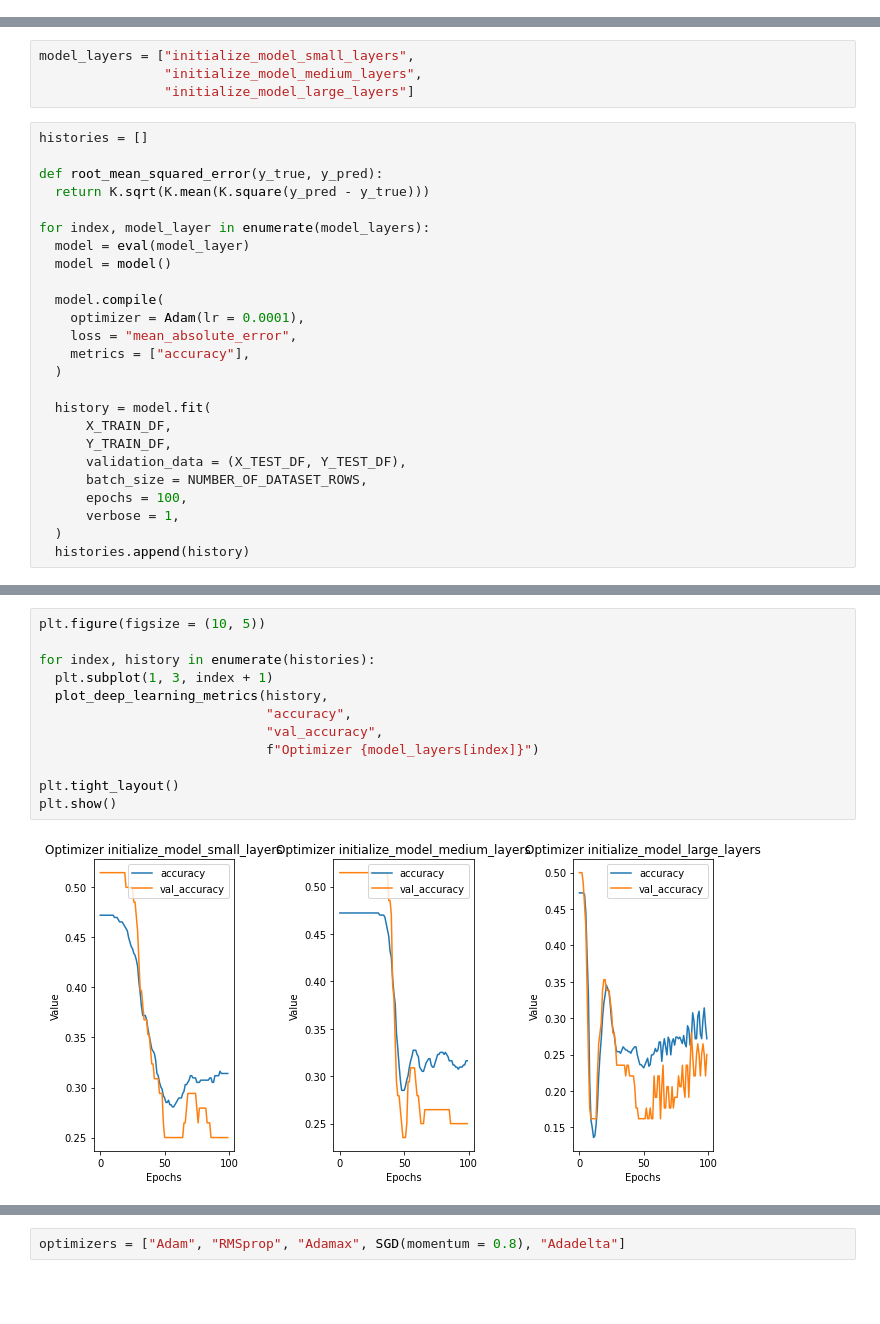
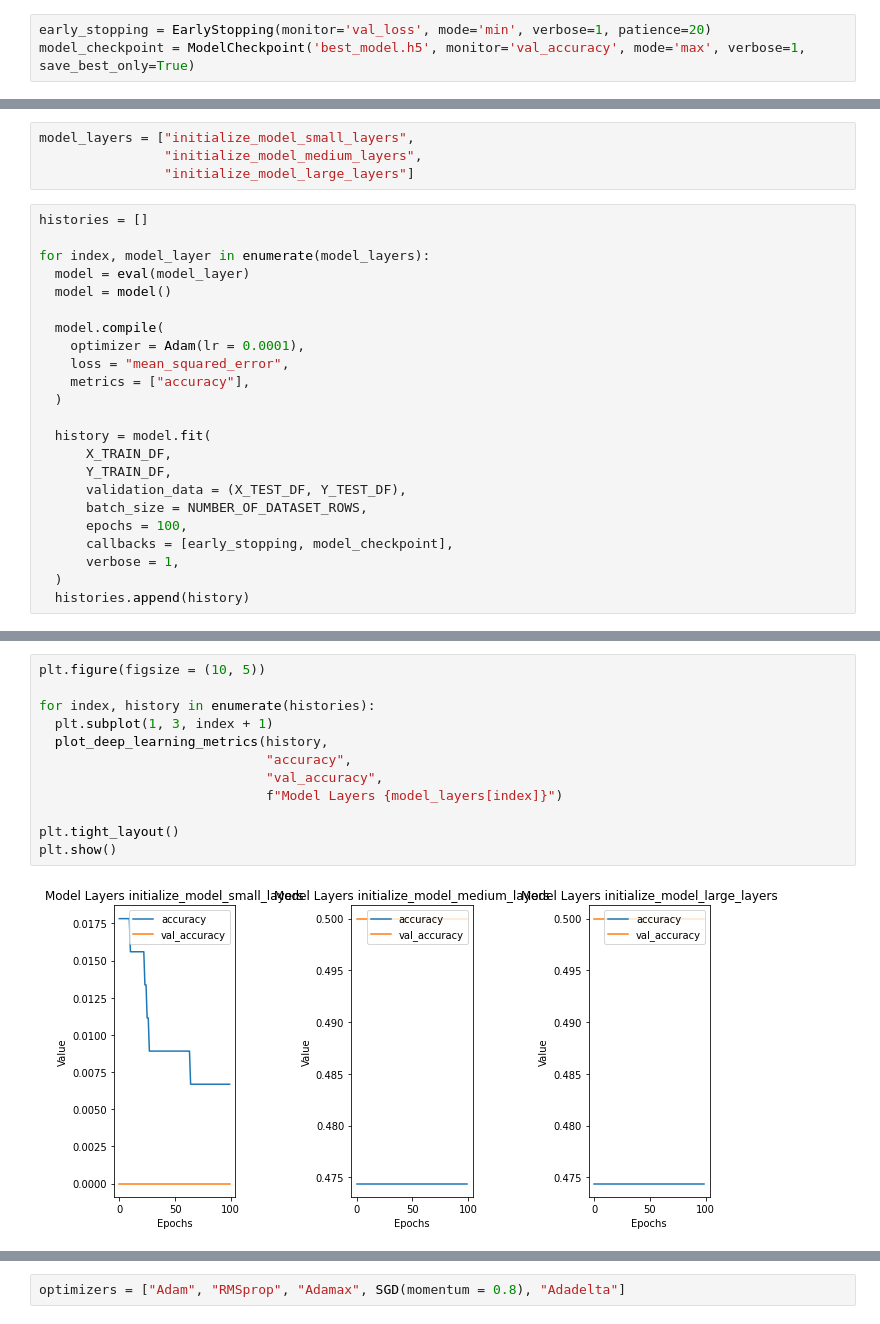
Before and after one commit to MaxZx3000/Forest-Fire, a Jupyter notebook: Final_Project_Forest_Fire_Classifier_(Anthony_Kevin_Oktavius).ipynb, the cells around one changed output, grey strips where cells are left out. Drawn from its saved outputs; the diff is of its cells as text; blank space fills up the shorter version.

```diff
--- a/Final_Project_Forest_Fire_Classifier_(Anthony_Kevin_Oktavius).ipynb
+++ b/Final_Project_Forest_Fire_Classifier_(Anthony_Kevin_Oktavius).ipynb
@@ -639,3 +602,6 @@ def plot_deep_learning_metrics(history, metric, val_metric, title):
+# %%
+early_stopping = EarlyStopping(monitor='val_loss', mode='min', verbose=1, patience=20)
+model_checkpoint = ModelCheckpoint('best_model.h5', monitor='val_accuracy', mode='max', verbose=1, save_best_only=True)
 # %% [markdown]
 ### Eksperimen ke-1: Komparasi Jumlah Layer dengan karakteristik sebagai berikut.
 
@@ -649,9 +615,6 @@ model_layers = ["initialize_model_small_layers",
                 "initialize_model_large_layers"]
 # %%
 histories = []
-
-def root_mean_squared_error(y_true, y_pred):
-  return K.sqrt(K.mean(K.square(y_pred - y_true)))
 
 for index, model_layer in enumerate(model_layers):
   model = eval(model_layer)
@@ -659,7 +622,7 @@ for index, model_layer in enumerate(model_layers):
 
   model.compile(
     optimizer = Adam(lr = 0.0001),
-    loss = "mean_absolute_error",
+    loss = "mean_squared_error",
     metrics = ["accuracy"],
   )
 
@@ -669,6 +632,7 @@ for index, model_layer in enumerate(model_layers):
       validation_data = (X_TEST_DF, Y_TEST_DF),
       batch_size = NUMBER_OF_DATASET_ROWS,
       epochs = 100,
+      callbacks = [early_stopping, model_checkpoint],
       verbose = 1,
   )
   histories.append(history)
@@ -728,15 +691,15 @@ Epoch 100/100
 # %%
 plt.figure(figsize = (10, 5))
 
 for index, history in enumerate(histories):
   plt.subplot(1, 3, index + 1)
   plot_deep_learning_metrics(history,
                              "accuracy",
                              "val_accuracy",
-                             f"Optimizer {model_layers[index]}")
+                             f"Model Layers {model_layers[index]}")
 
 plt.tight_layout()
 plt.show()
 # %% [output]
-[figure, old version]
+[figure, new version]
 # %% [markdown]
```
Also changed, not shown: parts of 31 cells of this notebook.
